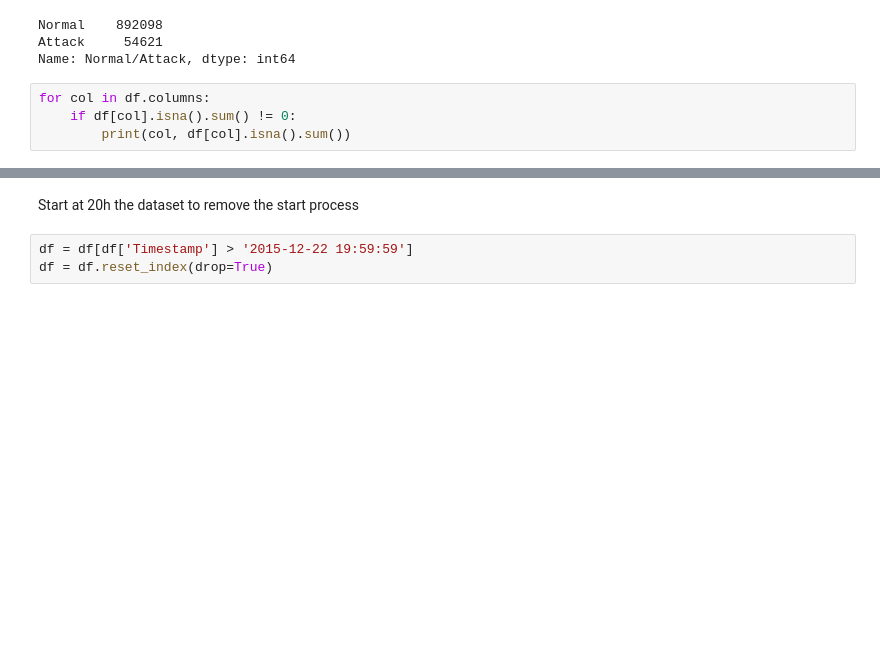
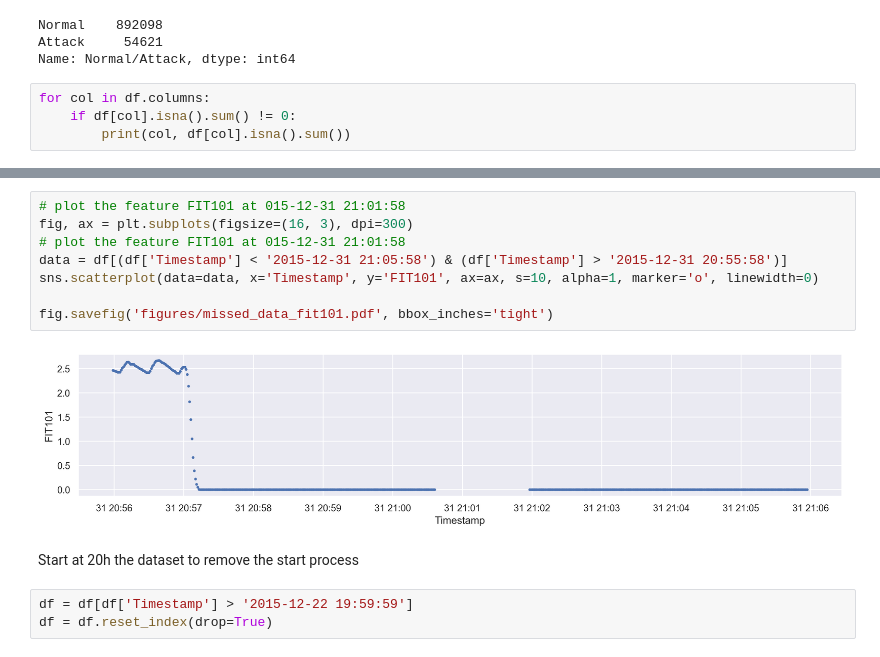
Before and after one commit to dbodenghien/SWaT_Analysis_TFE, a Jupyter notebook: clean_dataset.ipynb, the cells around one changed output, grey strips where cells are left out. Cells and saved outputs as stored; diff of their text form; blank space fills up the shorter version.

```diff
--- a/clean_dataset.ipynb
+++ b/clean_dataset.ipynb
@@ -118,3 +134,13 @@ for col in df.columns:
+# %%
+# plot the feature FIT101 at 015-12-31 21:01:58
+fig, ax = plt.subplots(figsize=(16, 3), dpi=300)
+# plot the feature FIT101 at 015-12-31 21:01:58
+data = df[(df['Timestamp'] < '2015-12-31 21:05:58') & (df['Timestamp'] > '2015-12-31 20:55:58')]
+sns.scatterplot(data=data, x='Timestamp', y='FIT101', ax=ax, s=10, alpha=1, marker='o', linewidth=0)
+
+fig.savefig('figures/missed_data_fit101.pdf', bbox_inches='tight')
+# %% [output]
+[figure, added]
 # %% [markdown]
 Start at 20h the dataset to remove the start process
 # %%
```
Also changed, not shown: parts of 5 cells of this notebook.
